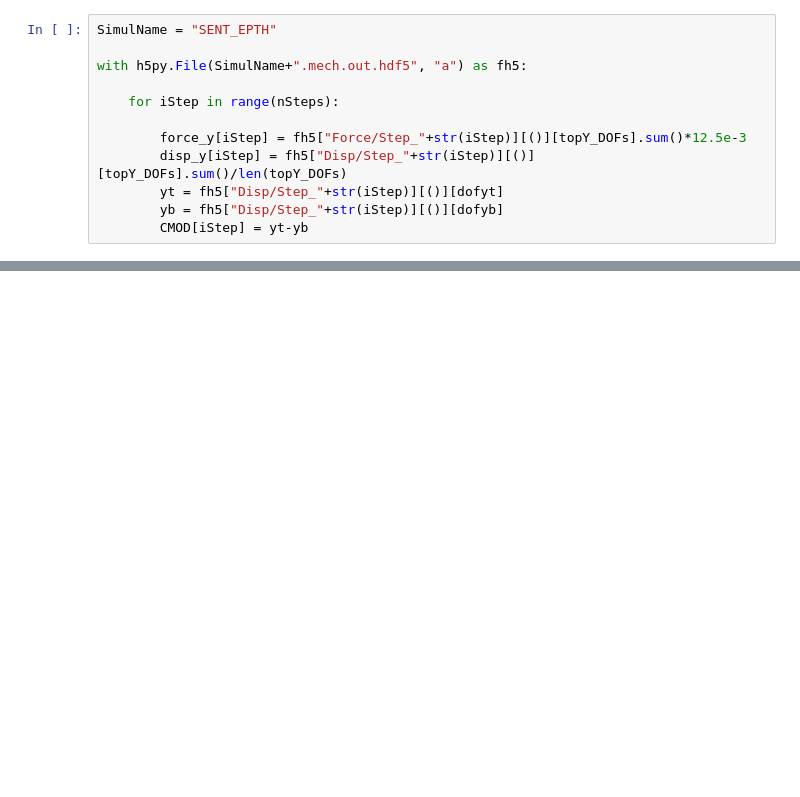
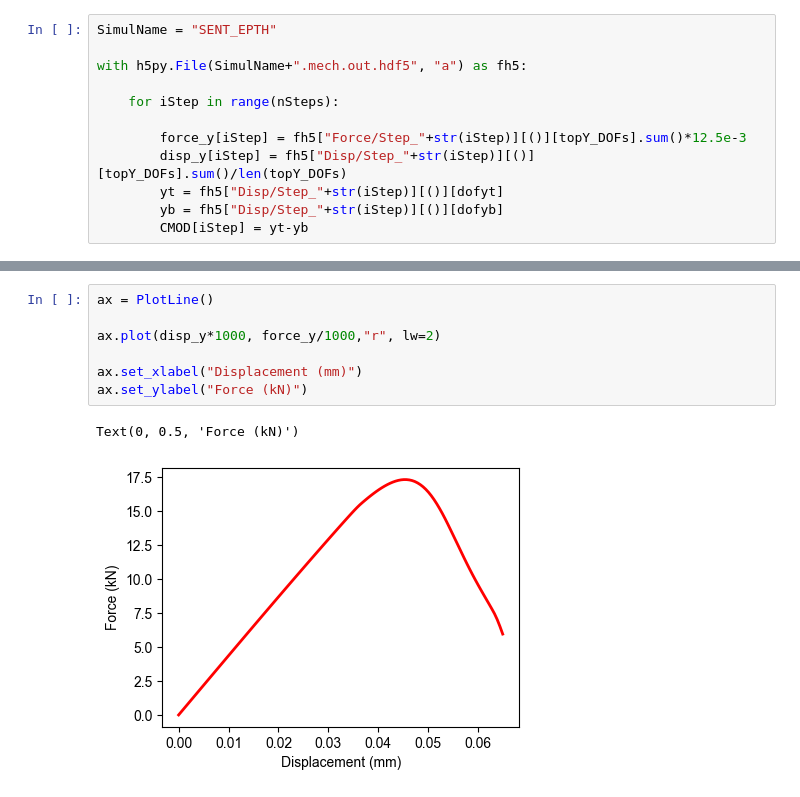
Before and after one commit to ahcomat/PHIMATS, a Jupyter notebook: CaseStudies/SENT/PostProcessing.ipynb, the cells around one changed output, grey strips where cells are left out. Cells and saved outputs as stored; diff of their text form; blank space fills up the shorter version.

```diff
--- a/CaseStudies/SENT/PostProcessing.ipynb
+++ b/CaseStudies/SENT/PostProcessing.ipynb
@@ -67,0 +68,10 @@ Text(0, 0.5, 'Force (kN)')
+# %%
+ax = PlotLine()
+
+ax.plot(disp_y*1000, force_y/1000,"r", lw=2)
+
+ax.set_xlabel("Displacement (mm)")
+ax.set_ylabel("Force (kN)")
+# %% [output]
+Text(0, 0.5, 'Force (kN)')
+[figure, added]
```
Also changed, not shown: parts of 2 cells of this notebook, 4 other files.
